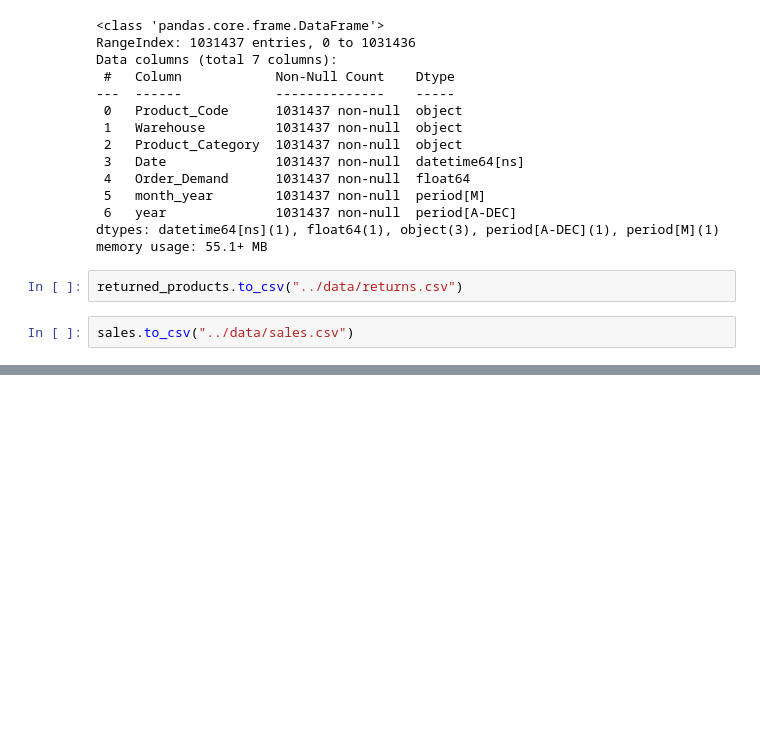
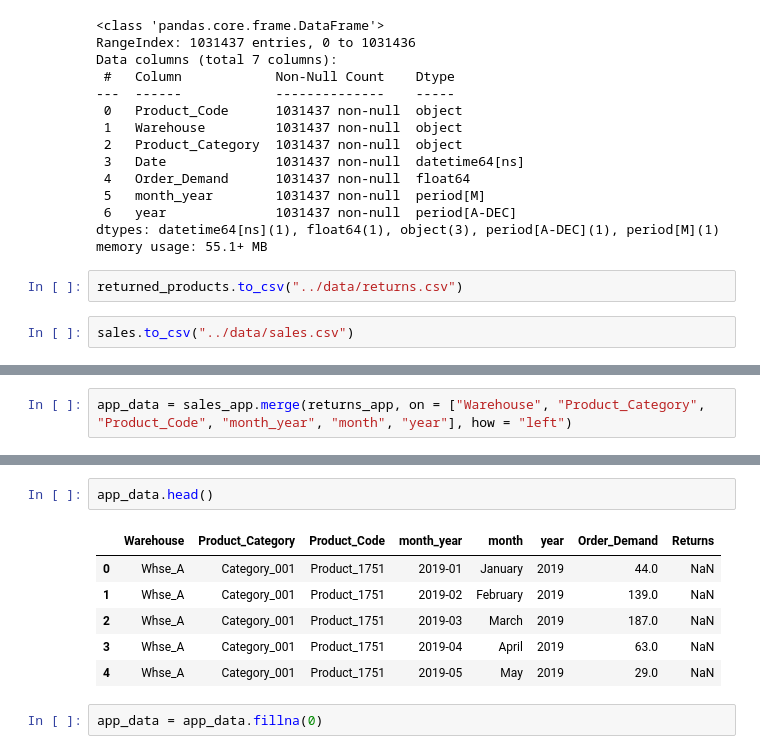
Before and after one commit to josephine-amponsah/retail-demand-forecaster, a Jupyter notebook: notebooks/data-wrangling.ipynb, the cells around one changed output, grey strips where cells are left out. Saved outputs shown, nothing was run; the diff lists cells and outputs as text; blank space fills up the shorter version.

```diff
--- a/notebooks/data-wrangling.ipynb
+++ b/notebooks/data-wrangling.ipynb
@@ -315,0 +404,2 @@ sales.to_csv("../data/sales.csv")
+# %%
+app_data = sales_app.merge(returns_app, on = ["Warehouse", "Product_Category", "Product_Code", "month_year", "month", "year"], how = "left")
@@ -315,0 +424,11 @@ sales.to_csv("../data/sales.csv")
+# %%
+app_data.head()
+# %% [output]
+|  | Warehouse | Product_Category | Product_Code | month_year | month | year | Order_Demand | Returns |
+| 0 | Whse_A | Category_001 | Product_1751 | 2019-01 | January | 2019 | 44.0 | NaN |
+| 1 | Whse_A | Category_001 | Product_1751 | 2019-02 | February | 2019 | 139.0 | NaN |
+| 2 | Whse_A | Category_001 | Product_1751 | 2019-03 | March | 2019 | 187.0 | NaN |
+| 3 | Whse_A | Category_001 | Product_1751 | 2019-04 | April | 2019 | 63.0 | NaN |
+| 4 | Whse_A | Category_001 | Product_1751 | 2019-05 | May | 2019 | 29.0 | NaN |
+# %%
+app_data = app_data.fillna(0)
```
Also changed, not shown: parts of 17 cells of this notebook.
